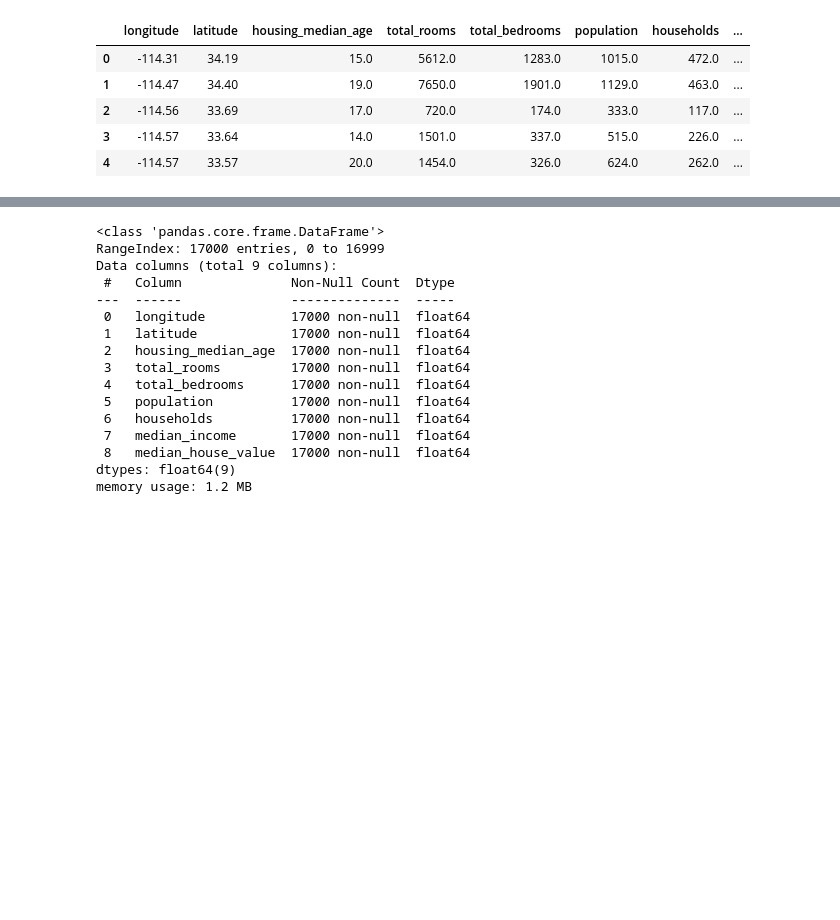
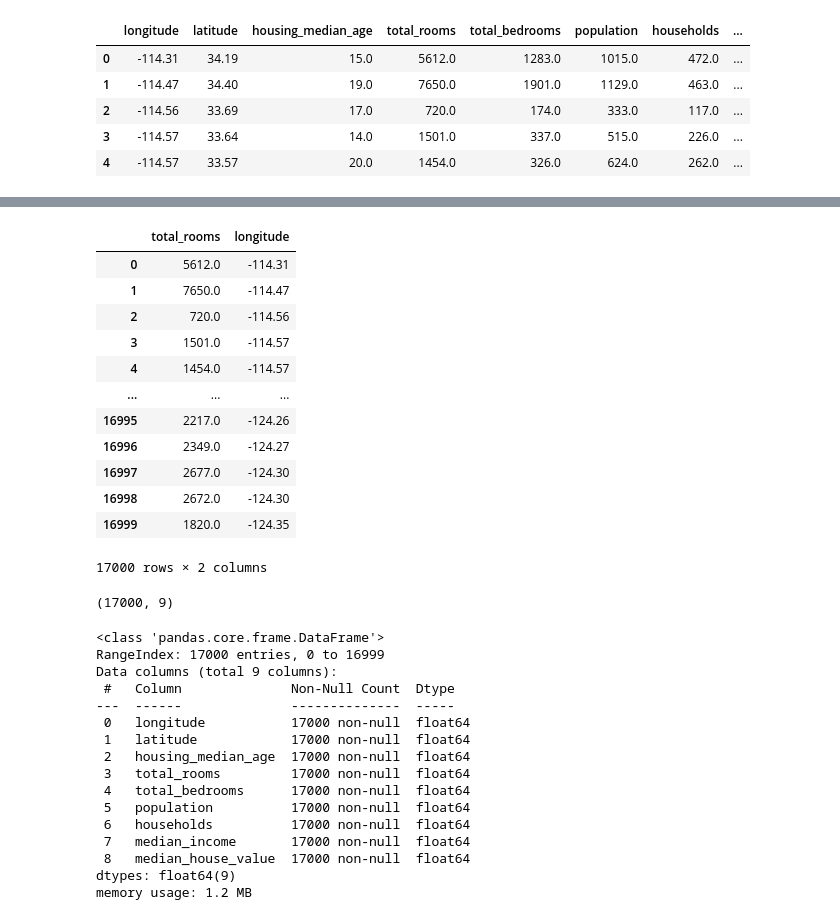
Before and after one commit to cyberslackk/python, a Jupyter notebook: Pandas.ipynb, the cells around one changed output, grey strips where cells are left out. Drawn from its saved outputs; the diff is of its cells as text; code cells hidden in the pictures; blank space fills up the shorter version.

```diff
--- a/Pandas.ipynb
+++ b/Pandas.ipynb
@@ -67,3 +102,27 @@ df.tail()
+# %%
+df[['total_rooms','longitude']] # for groups we need to have them in a container
+df['total_rooms','longitude']   # This will give error
+# %% [output]
+|  | total_rooms | longitude |
+| 0 | 5612.0 | -114.31 |
+| 1 | 7650.0 | -114.47 |
+| 2 | 720.0 | -114.56 |
+| 3 | 1501.0 | -114.57 |
+| 4 | 1454.0 | -114.57 |
+| ... | ... | ... |
+| 16995 | 2217.0 | -124.26 |
+| 16996 | 2349.0 | -124.27 |
+| 16997 | 2677.0 | -124.30 |
+| 16998 | 2672.0 | -124.30 |
+| 16999 | 1820.0 | -124.35 |
+17000 rows × 2 columns
+# %%
+df.shape
+
+# This will give total number of ROWs and then COLUMNS
+# 17000 rows and 9 columns
+# %% [output]
+(17000, 9)
 # %%
 df.count()
 # gives all the columne headings and total values associated with that heading
```
Also changed, not shown: parts of 7 cells of this notebook.
